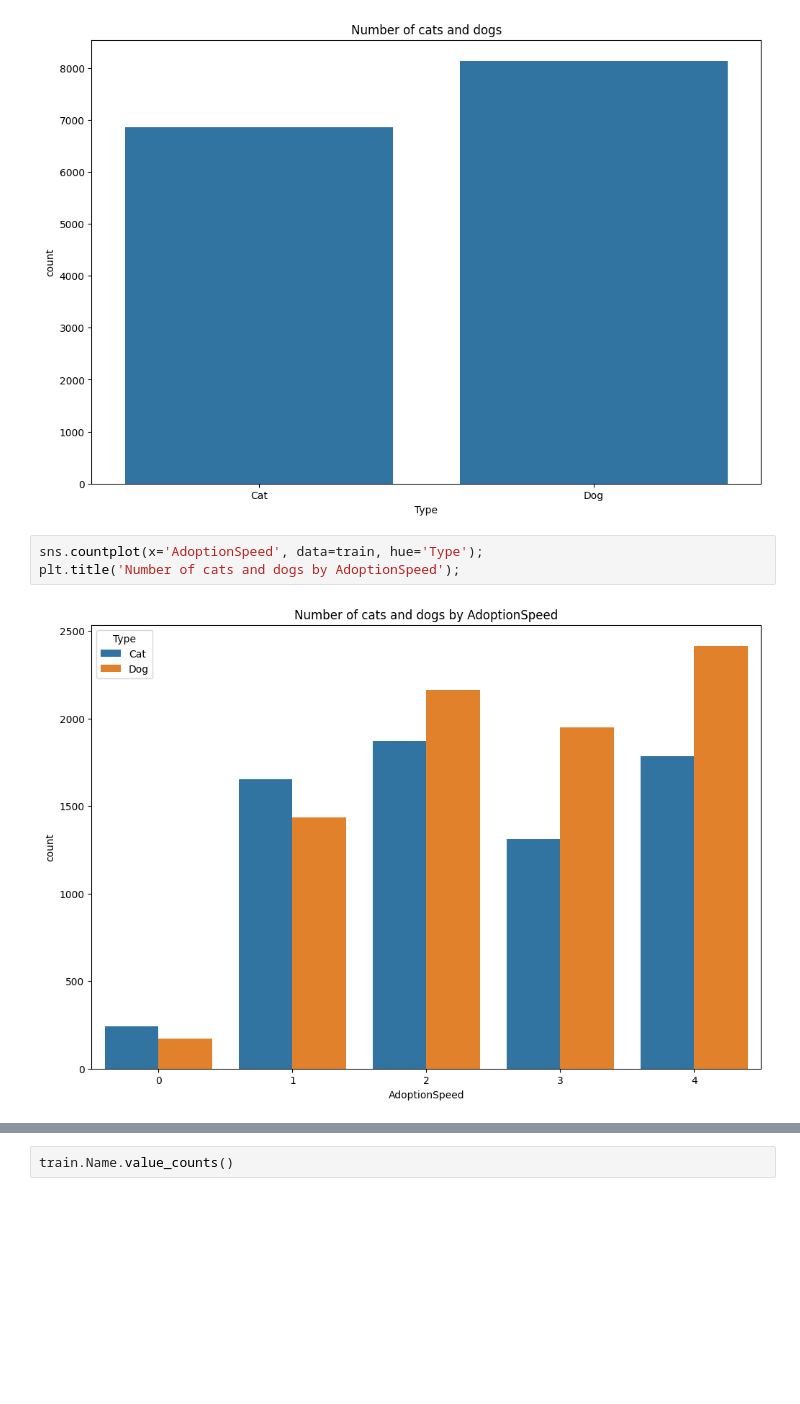
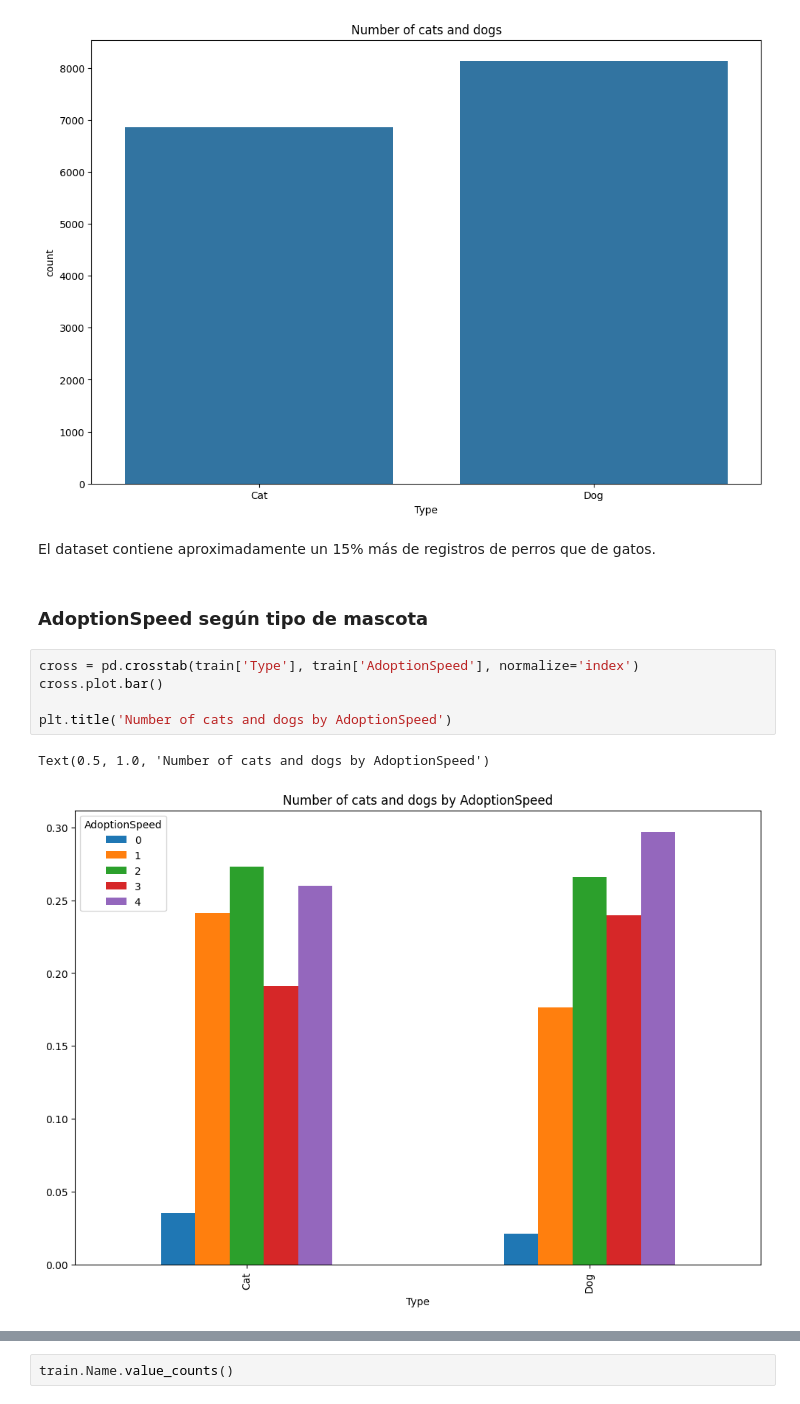
Before and after one commit to Gee1818/LaboII, a Jupyter notebook: Scripts/03_Petfinder_EDA.ipynb, the cells around one changed output, grey strips where cells are left out. Cells and saved outputs as stored; diff of their text form; blank space fills up the shorter version.

```diff
--- a/Scripts/03_Petfinder_EDA.ipynb
+++ b/Scripts/03_Petfinder_EDA.ipynb
@@ -109,8 +102,15 @@ sns.countplot(x='Type', data=train);
 plt.title('Number of cats and dogs');
 # %% [output]
 [figure]
+# %% [markdown]
+El dataset contiene aproximadamente un 15% más de registros de perros que de gatos.
+# %% [markdown]
+### AdoptionSpeed según tipo de mascota
 # %%
-sns.countplot(x='AdoptionSpeed', data=train, hue='Type');
-plt.title('Number of cats and dogs by AdoptionSpeed');
+cross = pd.crosstab(train['Type'], train['AdoptionSpeed'], normalize='index')
+cross.plot.bar()
+
+plt.title('Number of cats and dogs by AdoptionSpeed')
 # %% [output]
+Text(0.5, 1.0, 'Number of cats and dogs by AdoptionSpeed')
-[figure, old version]
+[figure, new version]
```
Also changed, not shown: parts of 54 cells of this notebook.
